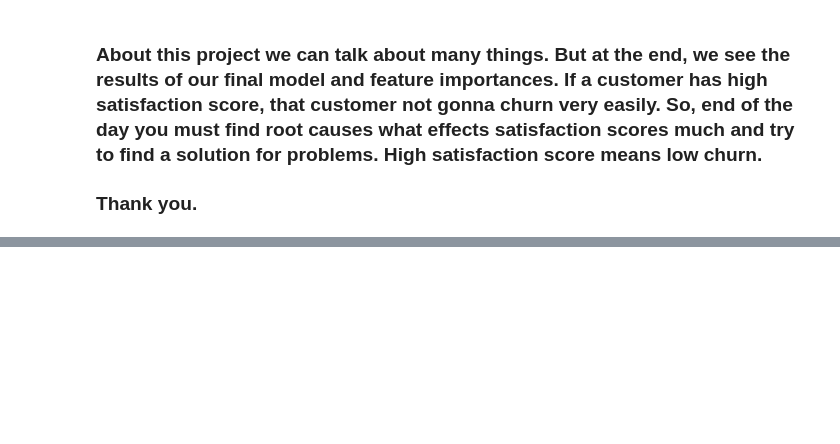
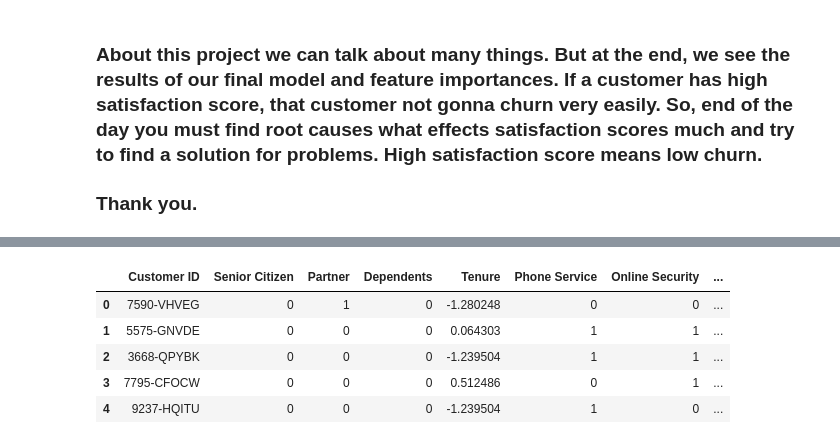
Before and after one commit to ysenguloglu/2025, a Jupyter notebook: Churn/Churn.ipynb, the cells around one changed output, grey strips where cells are left out. Cells and saved outputs as stored; diff of their text form; code cells hidden in the pictures; blank space fills up the shorter version.

```diff
--- a/Churn/Churn.ipynb
+++ b/Churn/Churn.ipynb
@@ -843,0 +864,10 @@ plt.show()
+# %%
+df_encoded['Churn Predicted']=best_model.predict(df_encoded.drop(['Churn','Customer ID'], axis=1))
+df_encoded.head()
+# %% [output]
+|  | Customer ID | Senior Citizen | Partner | Dependents | Tenure | Phone Service | Online Security | ... |
+| 0 | 7590-VHVEG | 0 | 1 | 0 | -1.280248 | 0 | 0 | ... |
+| 1 | 5575-GNVDE | 0 | 0 | 0 | 0.064303 | 1 | 1 | ... |
+| 2 | 3668-QPYBK | 0 | 0 | 0 | -1.239504 | 1 | 1 | ... |
+| 3 | 7795-CFOCW | 0 | 0 | 0 | 0.512486 | 0 | 1 | ... |
+| 4 | 9237-HQITU | 0 | 0 | 0 | -1.239504 | 1 | 0 | ... |
```
Also changed, not shown: parts of 3 cells of this notebook, 4 other files.
